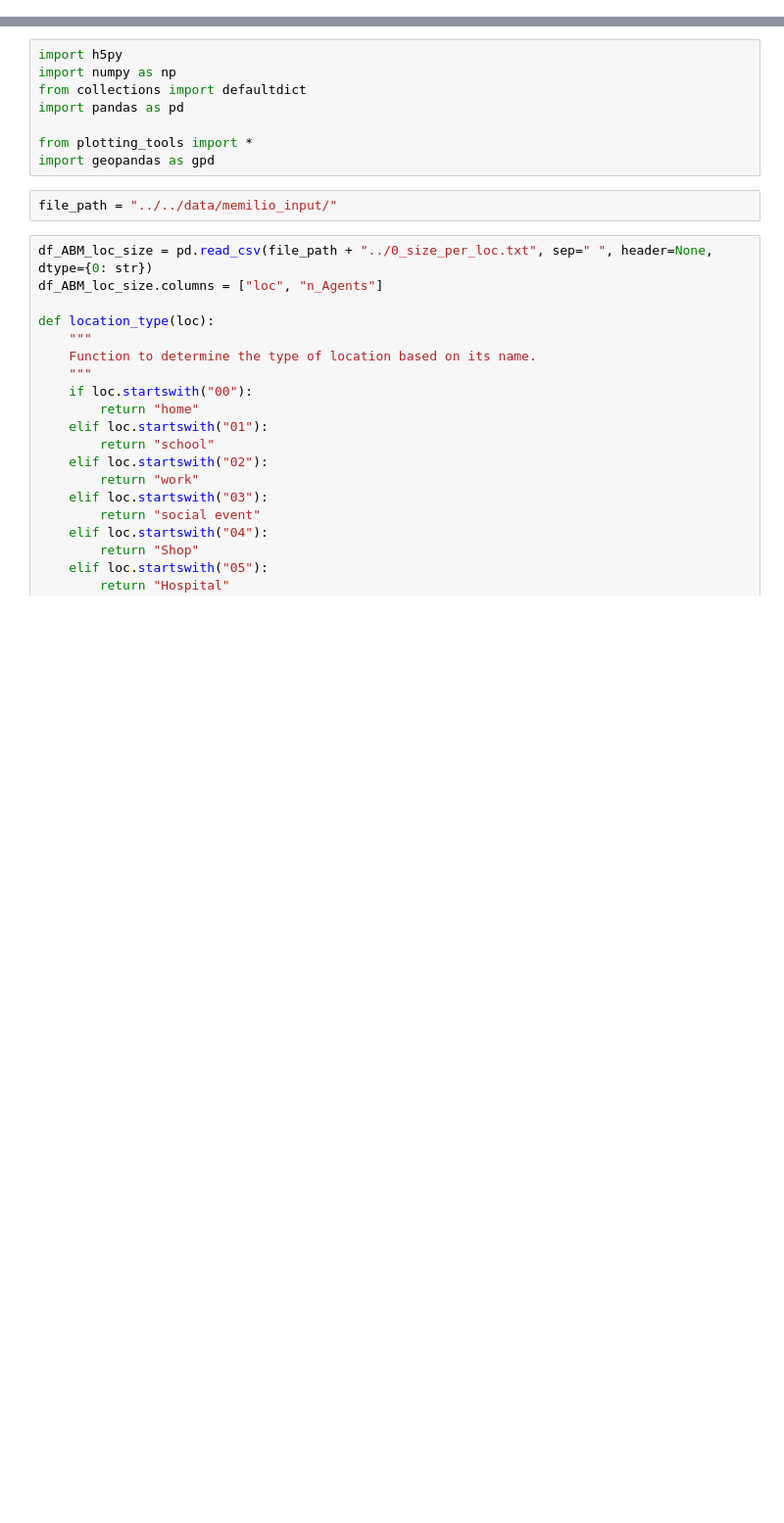
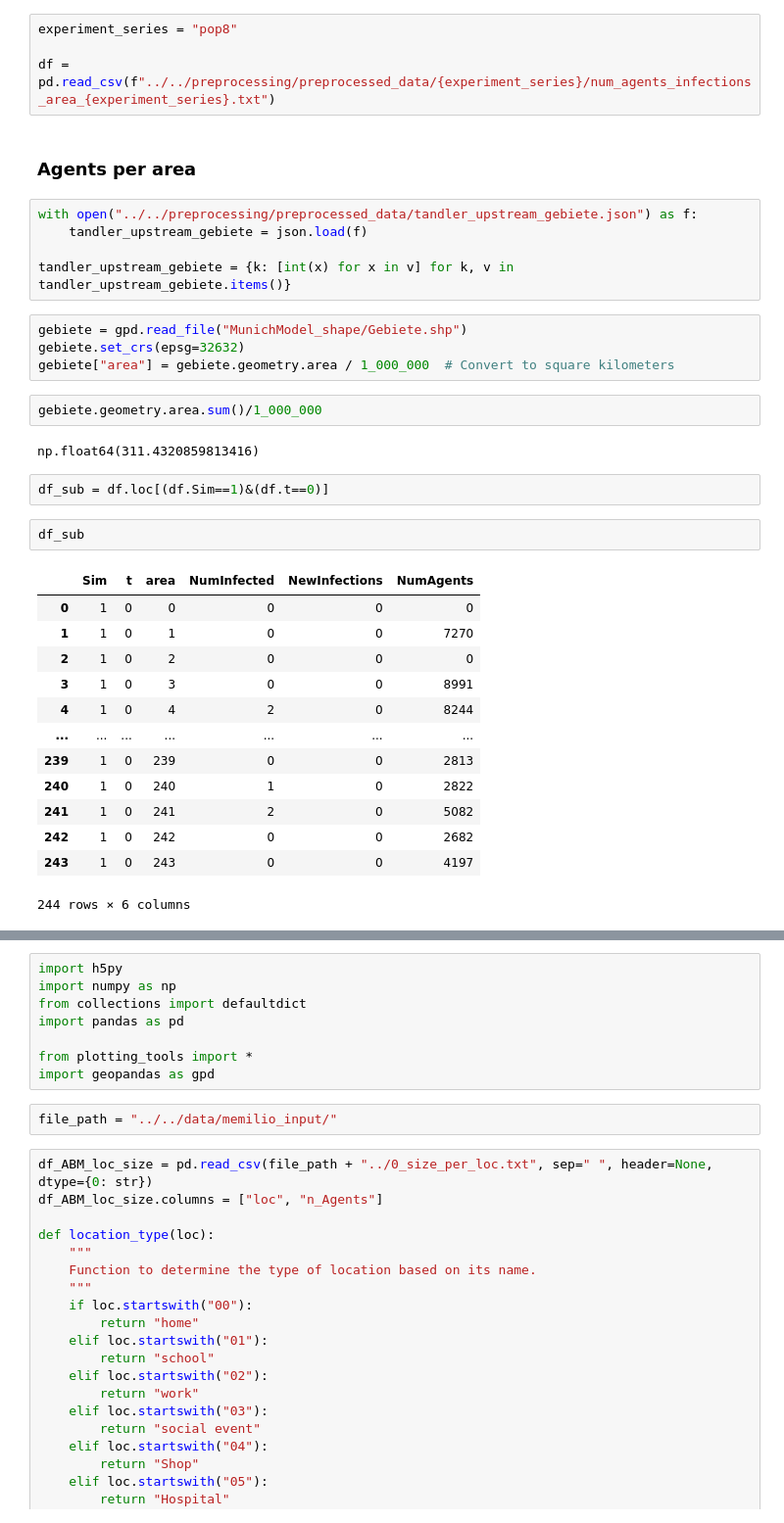
Before and after one commit to schminin/INSIDeMunich, a Jupyter notebook: analysis/scripts/1_person_investigation.ipynb, the cells around one changed output, grey strips where cells are left out. Shown: that part at 98% size. Cells and saved outputs as stored; diff of their text form; blank space fills up the shorter version.

```diff
--- a/analysis/scripts/1_person_investigation.ipynb
+++ b/analysis/scripts/1_person_investigation.ipynb
@@ -0,0 +8,37 @@
+# %%
+experiment_series = "pop8"
+
+df = pd.read_csv(f"../../preprocessing/preprocessed_data/{experiment_series}/num_agents_infections_area_{experiment_series}.txt")
+# %% [markdown]
+### Agents per area
+# %%
+with open("../../preprocessing/preprocessed_data/tandler_upstream_gebiete.json") as f:
+    tandler_upstream_gebiete = json.load(f)
+
+tandler_upstream_gebiete = {k: [int(x) for x in v] for k, v in tandler_upstream_gebiete.items()}
+# %%
+gebiete = gpd.read_file("MunichModel_shape/Gebiete.shp")
+gebiete.set_crs(epsg=32632)
+gebiete["area"] = gebiete.geometry.area / 1_000_000  # Convert to square kilometers
+# %%
+gebiete.geometry.area.sum()/1_000_000
+# %% [output]
+np.float64(311.4320859813416)
+# %%
+df_sub = df.loc[(df.Sim==1)&(df.t==0)]
+# %%
+df_sub
+# %% [output]
+|  | Sim | t | area | NumInfected | NewInfections | NumAgents |
+| 0 | 1 | 0 | 0 | 0 | 0 | 0 |
+| 1 | 1 | 0 | 1 | 0 | 0 | 7270 |
+| 2 | 1 | 0 | 2 | 0 | 0 | 0 |
+| 3 | 1 | 0 | 3 | 0 | 0 | 8991 |
+| 4 | 1 | 0 | 4 | 2 | 0 | 8244 |
+| ... | ... | ... | ... | ... | ... | ... |
+| 239 | 1 | 0 | 239 | 0 | 0 | 2813 |
+| 240 | 1 | 0 | 240 | 1 | 0 | 2822 |
+| 241 | 1 | 0 | 241 | 2 | 0 | 5082 |
+| 242 | 1 | 0 | 242 | 0 | 0 | 2682 |
+| 243 | 1 | 0 | 243 | 0 | 0 | 4197 |
+244 rows × 6 columns
```
Also changed, not shown: parts of 24 cells of this notebook, 13 other files.
